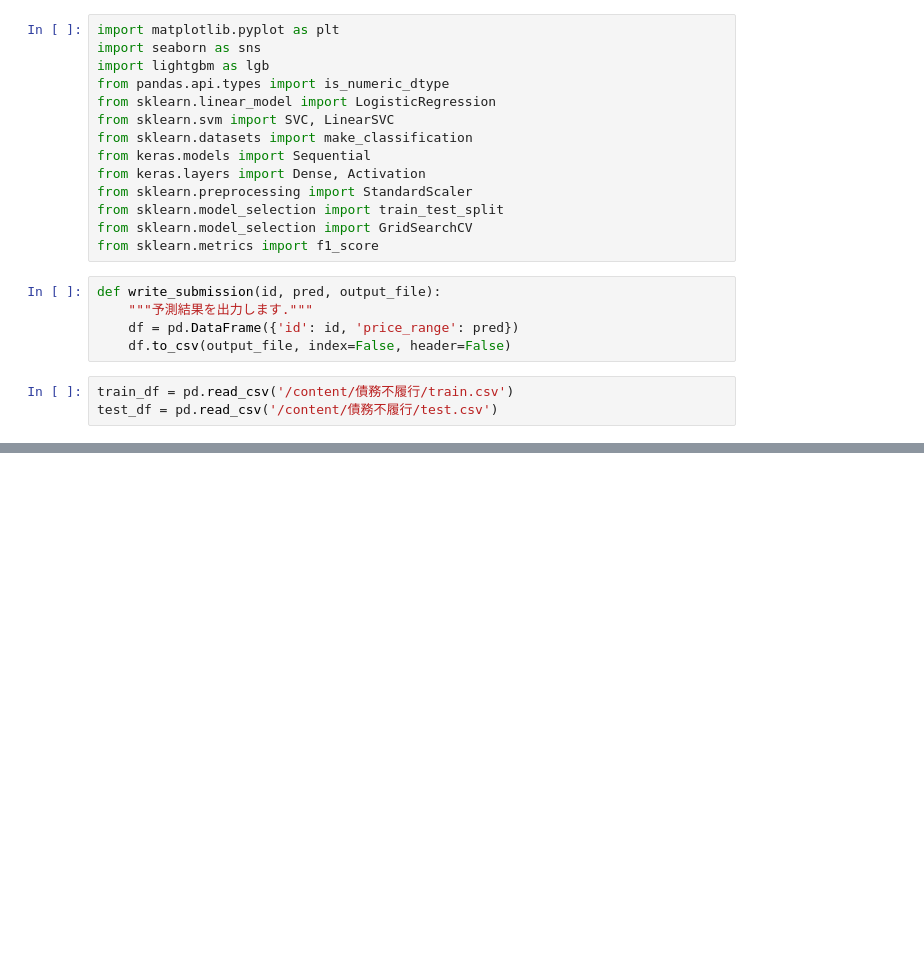
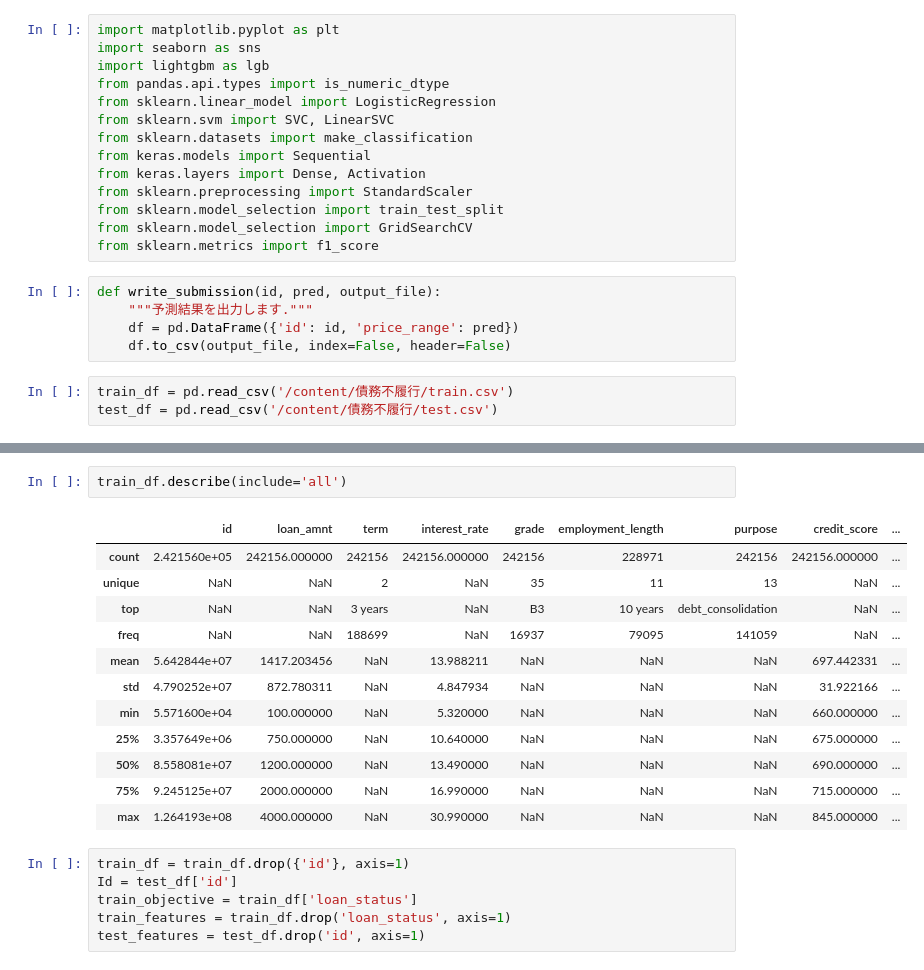
Before and after one commit to Ryoo1014/Ryoo1014, a Jupyter notebook: 債務不履行.ipynb, the cells around one changed output, grey strips where cells are left out. Cells and saved outputs as stored; diff of their text form; blank space fills up the shorter version.

```diff
--- a/債務不履行.ipynb
+++ b/債務不履行.ipynb
@@ -71,0 +66,21 @@ plt.gca().spines[['top', 'right',]].set_visible(False)
+# %%
+train_df.describe(include='all')
+# %% [output]
+|  | id | loan_amnt | term | interest_rate | grade | employment_length | purpose | credit_score | ... |
+| count | 2.421560e+05 | 242156.000000 | 242156 | 242156.000000 | 242156 | 228971 | 242156 | 242156.000000 | ... |
+| unique | NaN | NaN | 2 | NaN | 35 | 11 | 13 | NaN | ... |
+| top | NaN | NaN | 3 years | NaN | B3 | 10 years | debt_consolidation | NaN | ... |
+| freq | NaN | NaN | 188699 | NaN | 16937 | 79095 | 141059 | NaN | ... |
+| mean | 5.642844e+07 | 1417.203456 | NaN | 13.988211 | NaN | NaN | NaN | 697.442331 | ... |
+| std | 4.790252e+07 | 872.780311 | NaN | 4.847934 | NaN | NaN | NaN | 31.922166 | ... |
+| min | 5.571600e+04 | 100.000000 | NaN | 5.320000 | NaN | NaN | NaN | 660.000000 | ... |
+| 25% | 3.357649e+06 | 750.000000 | NaN | 10.640000 | NaN | NaN | NaN | 675.000000 | ... |
+| 50% | 8.558081e+07 | 1200.000000 | NaN | 13.490000 | NaN | NaN | NaN | 690.000000 | ... |
+| 75% | 9.245125e+07 | 2000.000000 | NaN | 16.990000 | NaN | NaN | NaN | 715.000000 | ... |
+| max | 1.264193e+08 | 4000.000000 | NaN | 30.990000 | NaN | NaN | NaN | 845.000000 | ... |
+# %%
+train_df = train_df.drop({'id'}, axis=1)
+Id = test_df['id']
+train_objective = train_df['loan_status']
+train_features = train_df.drop('loan_status', axis=1)
+test_features = test_df.drop('id', axis=1)
```
Also changed, not shown: parts of 2 cells of this notebook.
